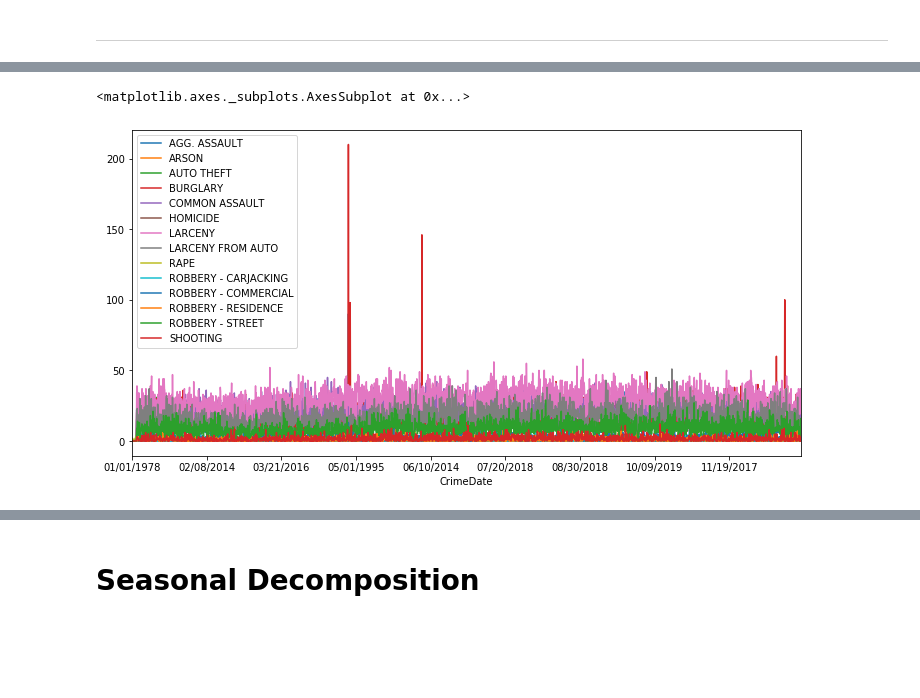
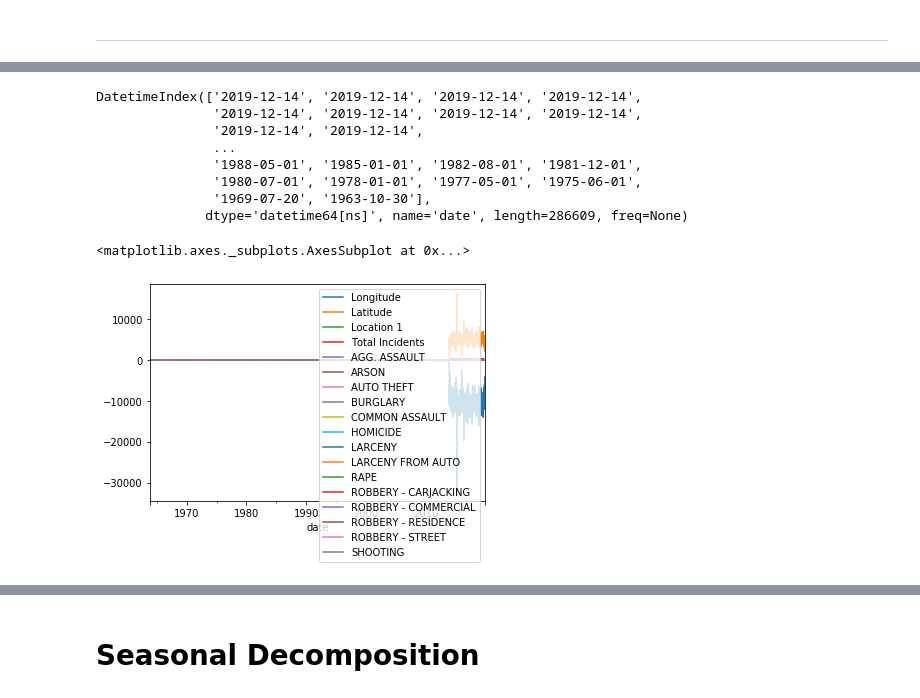
Before and after one commit to jirvingphd/fsds_100719_cohort_notes, a Jupyter notebook: instructor_notebooks/sect_31_intro_to_time_series.ipynb, the cells around one changed output, grey strips where cells are left out. Drawn from its saved outputs; the diff is of its cells as text; code cells hidden in the pictures; blank space fills up the shorter version.

```diff
--- a/instructor_notebooks/sect_31_intro_to_time_series.ipynb
+++ b/instructor_notebooks/sect_31_intro_to_time_series.ipynb
@@ -662,0 +383,5 @@ df_crimes
+# %%
+keep_cols = ['CrimeDate','CrimeTime']
+keep_cols.extend(new_names)
+
+keep_cols
@@ -662,0 +405,3 @@ df_crimes
+# %%
+df_crimes= df_crimes[keep_cols].loc["2014":]
+display(df_crimes.index)
@@ -663,8 +430,19 @@ df_crimes
+# %%
+df_crimes.index
+# %% [output]
+DatetimeIndex(['2019-12-14', '2019-12-14', '2019-12-14', '2019-12-14',
+               '2019-12-14', '2019-12-14', '2019-12-14', '2019-12-14',
+               '2019-12-14', '2019-12-14',
+               ...
+               '1988-05-01', '1985-01-01', '1982-08-01', '1981-12-01',
+               '1980-07-01', '1978-01-01', '1977-05-01', '1975-06-01',
+               '1969-07-20', '1963-10-30'],
+              dtype='datetime64[ns]', name='date', length=286609, freq=None)
 # %%
-df_crimes.groupby('CrimeDate').sum()[new_names].plot()
+df_crimes.groupby(pd.Grouper(freq='D')).sum().plot()
 # %% [output]
 <matplotlib.axes._subplots.AxesSubplot at 0x...>
-[figure, old version]
+[figure, new version]
 # %%
 df_crimes['BURGLARY'].resample('D').sum().plot()
 df_crimes['SHOOTING'].resample('D').sum().plot()
```
Also changed, not shown: parts of 48 cells of this notebook, 3 other files.
